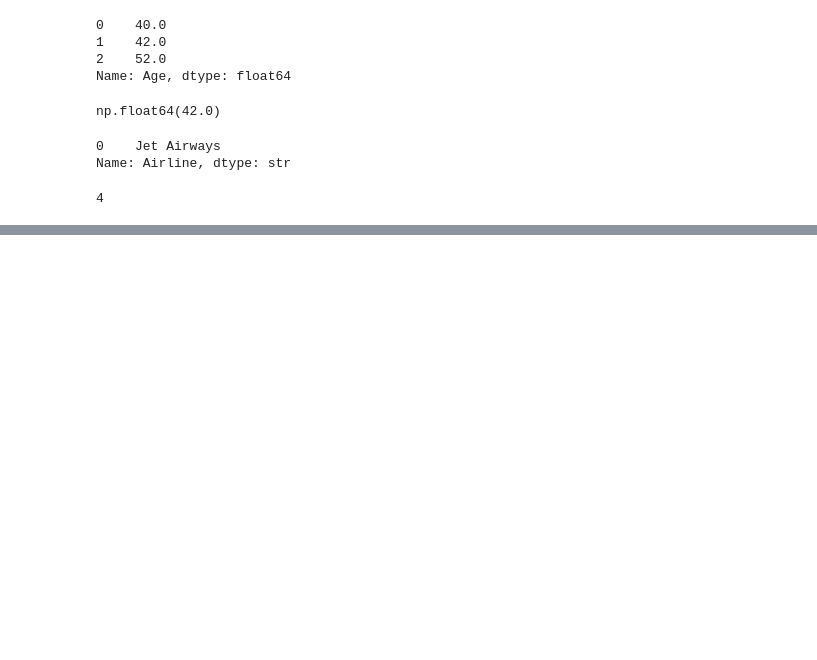
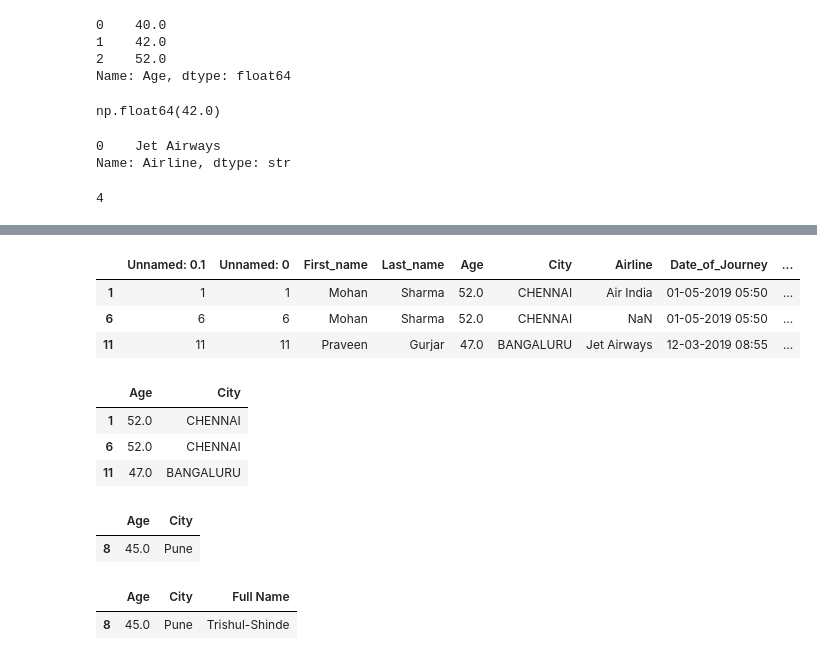
Before and after one commit to vaishhnavid710-boop/Vaishnavi, a Jupyter notebook: ETHANS/Batch 26/Python/03_Data_Manupulation_pandas/1.Pandas-Level-01.ipynb, the cells around one changed output, grey strips where cells are left out. Saved outputs shown, nothing was run; the diff lists cells and outputs as text; code cells hidden in the pictures; blank space fills up the shorter version.

```diff
--- a/ETHANS/Batch 26/Python/03_Data_Manupulation_pandas/1.Pandas-Level-01.ipynb
+++ b/ETHANS/Batch 26/Python/03_Data_Manupulation_pandas/1.Pandas-Level-01.ipynb
@@ -235,0 +322,37 @@ df['Airline'].nunique()
+# %%
+import pandas as pd
+file_path = "D:/DATA_AIRLINE/Final_Small_Airline.csv"
+
+df = pd.read_csv(file_path)
+df
+cond_1 = df['Age']>=47
+df[cond_1]
+# %% [output]
+|  | Unnamed: 0.1 | Unnamed: 0 | First_name | Last_name | Age | City | Airline | Date_of_Journey | ... |
+| 1 | 1 | 1 | Mohan | Sharma | 52.0 | CHENNAI | Air India | 01-05-2019 05:50 | ... |
+| 6 | 6 | 6 | Mohan | Sharma | 52.0 | CHENNAI | NaN | 01-05-2019 05:50 | ... |
+| 11 | 11 | 11 | Praveen | Gurjar | 47.0 | BANGALURU | Jet Airways | 12-03-2019 08:55 | ... |
+# %%
+cond_1 = df['Age']>=47
+df.loc[df['Age']>=47,['Age','City']]
+# %% [output]
+|  | Age | City |
+| 1 | 52.0 | CHENNAI |
+| 6 | 52.0 | CHENNAI |
+| 11 | 47.0 | BANGALURU |
+# %%
+cond_1 = df['Age']>=42
+cond_2 = df['City']=='Pune'
+df.loc[cond_1 & cond_2,['Age','City']]
+# %% [output]
+|  | Age | City |
+| 8 | 45.0 | Pune |
+# %%
+cond_1 = df['Age']>=45
+cond_2 = df['City']=='Pune'
+cond_3 = df['Full Name'].str.contains("Trishul")
+
+df.loc[cond_1 & cond_2 & cond_3,['Age','City','Full Name']]
+# %% [output]
+|  | Age | City | Full Name |
+| 8 | 45.0 | Pune | Trishul-Shinde |
```
Also changed, not shown: parts of 6 cells of this notebook.
